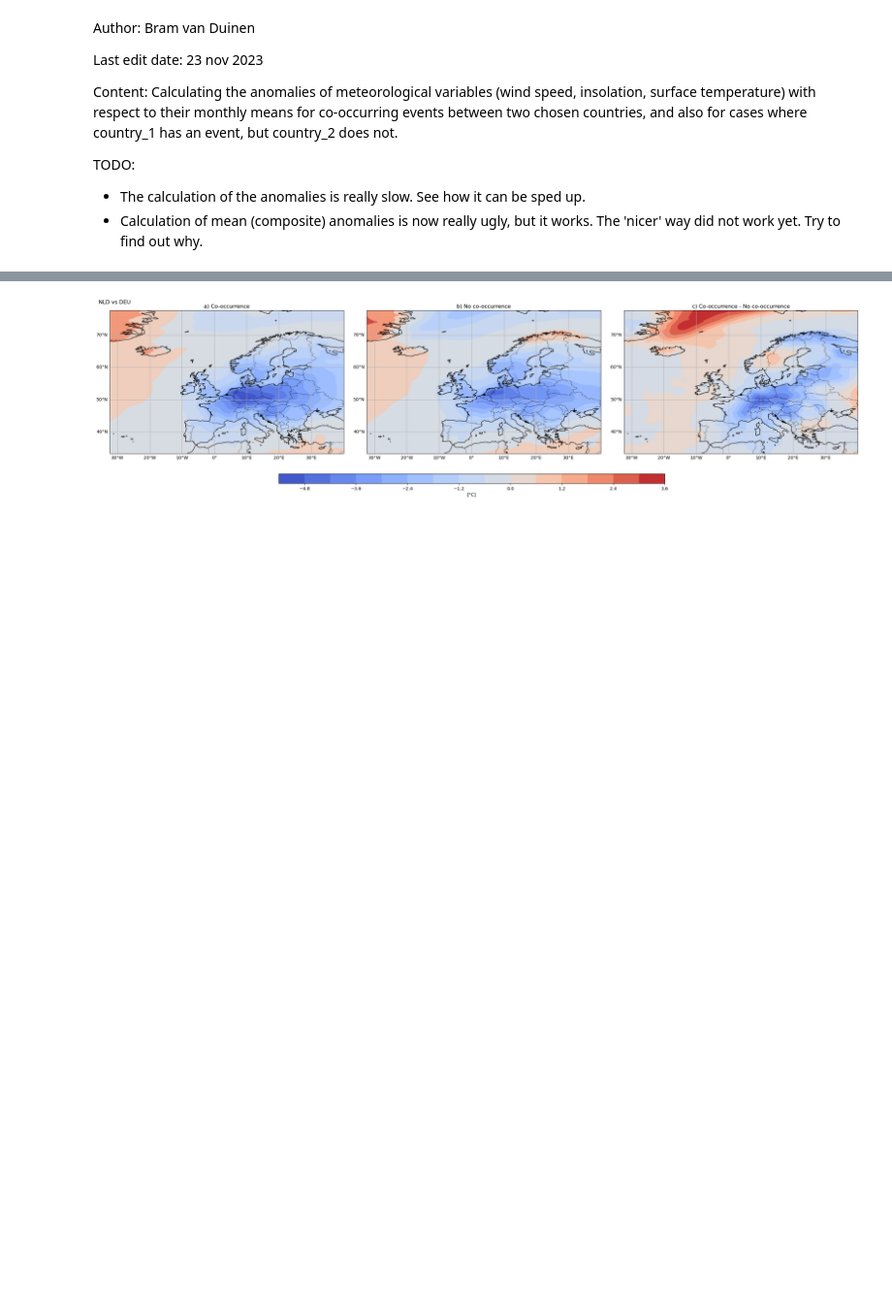
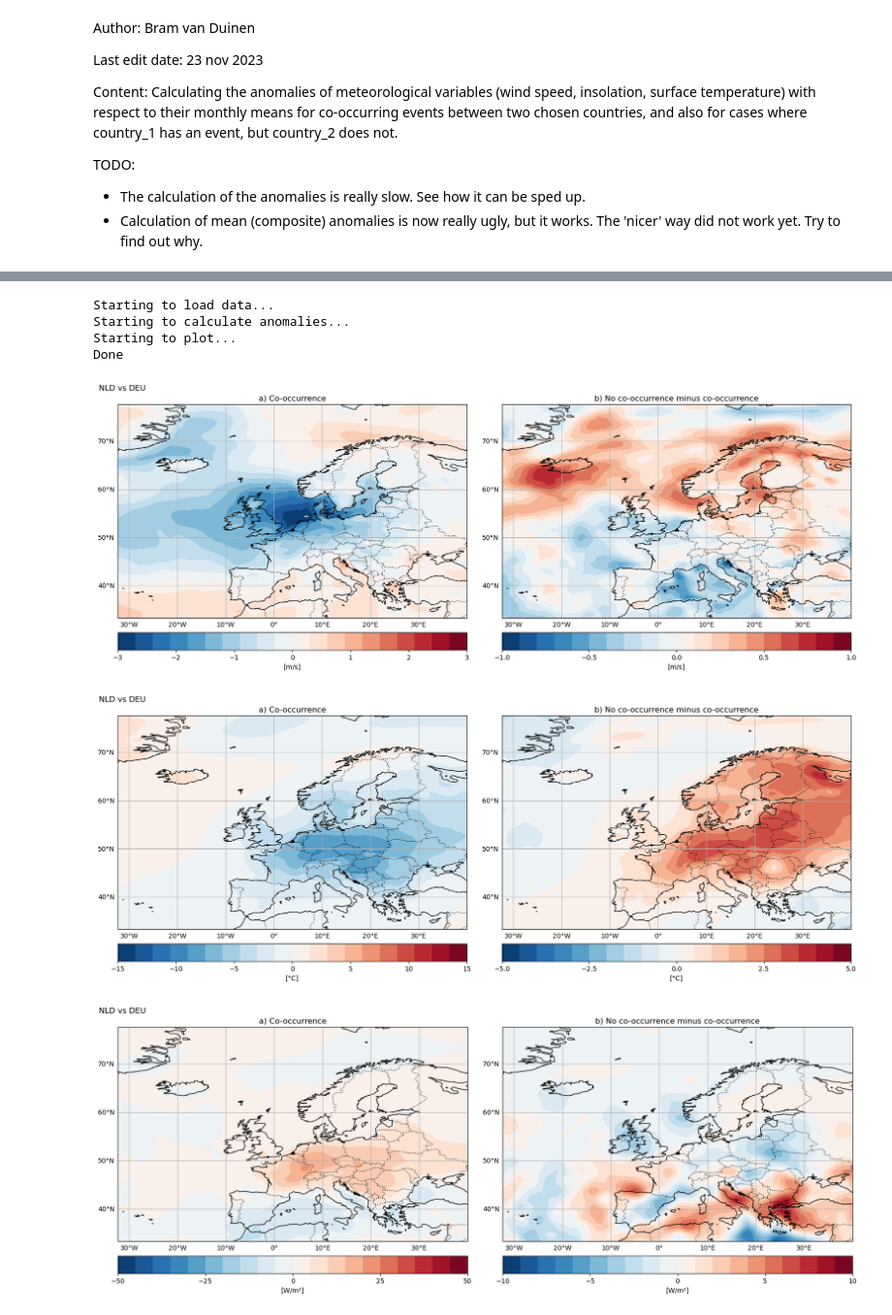
Before and after one commit to bramvanduinen/EnergyDroughtCooccurrence, a Jupyter notebook: src/plotmeteo_cooccur.ipynb, the cells around one changed output, grey strips where cells are left out. Shown at 97% size. Saved outputs shown, nothing was run; the diff lists cells and outputs as text; code cells hidden in the pictures; blank space fills up the shorter version.

Commit message:
Redid meteo plots & better calculation of co-occurrences

```diff
--- a/src/plotmeteo_cooccur.ipynb
+++ b/src/plotmeteo_cooccur.ipynb
@@ -66,3 +74,0 @@ wind['run'] = wind['run'] + 10
-# %%
-lons = wind['lon'].values #only has to done for one variable, all same grid
-lats = wind['lat'].values
@@ -154 +89,14 @@ Plots
+# %%
+def calculate_anomaly(data, data_clim, varname, groupby_type="time.dayofyear"):
+    data = data[varname].groupby(groupby_type)
+    return data - data_clim[varname]
+# %%
+def anom_co_noco(anom, date_co, run_co, date_noco, run_noco): #is not really faster, but it is a lot cleaner
+    num_co = len(date_co)
+    anom_co = np.nansum([anom.sel(time=t, run=r) for t, r in zip(date_co, run_co)], axis=0) / num_co
+
+    num_noco = len(date_noco)
+    anom_noco = np.nansum([anom.sel(time=t, run=r) for t, r in zip(date_noco, run_noco)], axis=0) / num_noco
+
+    return anom_co, anom_noco
 # %%
@@ -204,26 +147,37 @@ fig.colorbar(im1, cax=cbar_ax, orientation='horizontal', shrink=0.5, label='[W/m
-# %%
-fig, axs = plt.subplots(nrows=1, ncols=3, figsize=(30, 10), subplot_kw={'projection': ccrs.PlateCarree()})
-
-data_vars = [dtemp_co, dtemp_noco, dtemp]
-titles = ['a) Co-occurrence', 'b) No co-occurrence', 'c) Co-occurrence - No co-occurrence']
-
-for ax, data_var, title in zip(axs, data_vars, titles):
-    ax.set_extent([lons[0], 40, lats[0], 75])
-    im1 = ax.contourf(lons, lats, data_var, levels=16, norm=TwoSlopeNorm(vcenter=0), cmap='coolwarm')
-    ax.coastlines()
-    ax.add_feature(cartopy.feature.BORDERS, linestyle=':', alpha=1)
-    gl = ax.gridlines(draw_labels=True)
-    gl.top_labels = False
-    gl.right_labels = False
-    ax.set_title(title)
-
-fig.suptitle(f'{c_1} vs {c_2}', x = 0.13, y = 0.75)
-
-plt.subplots_adjust(wspace=0.1, hspace=0.1)
-cbar_ax = fig.add_axes([0.3, 0.18, 0.4, 0.03])
-
-fig.colorbar(im1, cax=cbar_ax, orientation='horizontal', shrink=0.5, label='[\u00b0C]', pad = 0.02)
-
-plt.savefig(f'{dir_Figures}/{c_1}_{c_2}_temp.png', dpi=300, bbox_inches='tight')
-# %% [output]
-[figure, removed]
+# %%
+def plotmeteo_all(c_1, c_2):
+    date_co, run_co, date_noco, run_noco = load_cooccurrences(c_1, c_2)
+
+    print('Starting to load data...')
+    wind, wind_clim = load_data('sfcWind_d')
+    temp, temp_clim = load_data('tas_d')
+    sun, sun_clim = load_data('rsds_d')
+
+    wind_anom = calculate_anomaly(wind, wind_clim, 'sfcWind')
+    temp_anom = calculate_anomaly(temp, temp_clim, 'tas')
+    sun_anom = calculate_anomaly(sun, sun_clim, 'rsds')
+
+    print('Starting to calculate anomalies...')
+    wind_anom_co, wind_anom_noco = anom_co_noco(wind_anom, date_co, run_co, date_noco, run_noco)
+    temp_anom_co, temp_anom_noco = anom_co_noco(temp_anom, date_co, run_co, date_noco, run_noco)
+    sun_anom_co, sun_anom_noco = anom_co_noco(sun_anom, date_co, run_co, date_noco, run_noco)
+
+    lats = wind.lat.values
+    lons = wind.lon.values
+
+    print('Starting to plot...')
+    plot('wind', wind_anom_co, wind_anom_noco, c_1, c_2, lats, lons)
+    plot('temp', temp_anom_co, temp_anom_noco, c_1, c_2, lats, lons)
+    plot('sun', sun_anom_co, sun_anom_noco, c_1, c_2, lats, lons)
+
+    print('Done')
+# %%
+plotmeteo_all('NLD', 'DEU')
+# %% [output]
+Starting to load data...
+Starting to calculate anomalies...
+Starting to plot...
+Done
+[figure, added]
+[figure, added]
+[figure, added]
```
Also changed, not shown: parts of 22 cells of this notebook, 7 other files.
